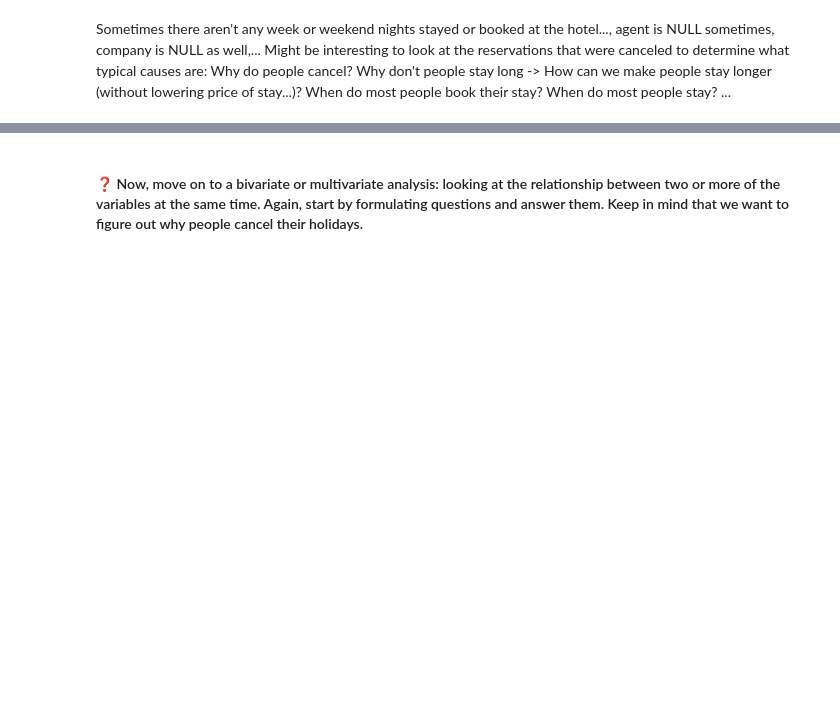
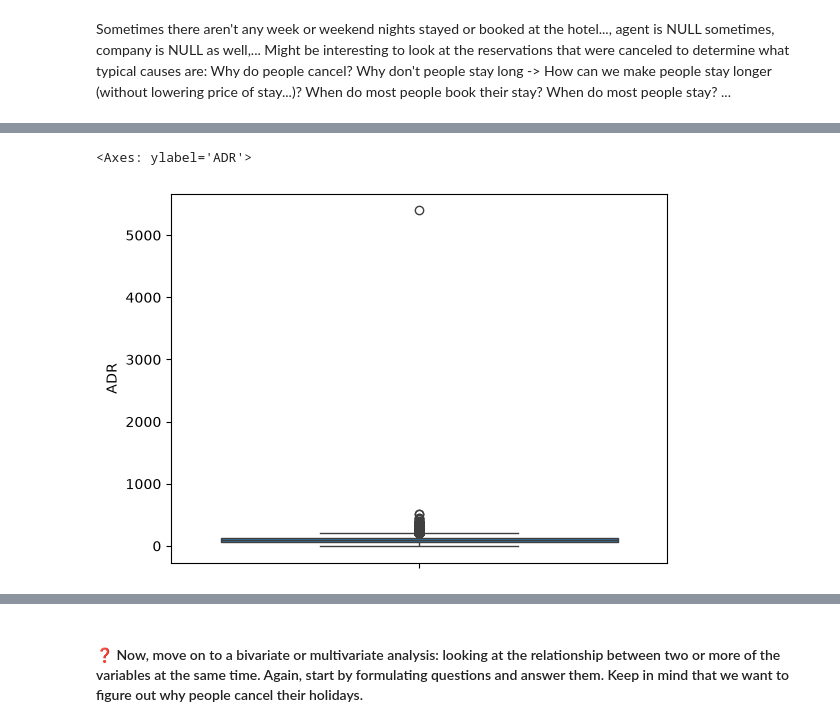
Before and after one commit to ManoahKinnaert/DAML, a Jupyter notebook: lab7_ti/lab_7_classification.ipynb, the cells around one changed output, grey strips where cells are left out. Cells and saved outputs as stored; diff of their text form; code cells hidden in the pictures; blank space fills up the shorter version.

```diff
--- a/lab7_ti/lab_7_classification.ipynb
+++ b/lab7_ti/lab_7_classification.ipynb
@@ -178,0 +182,7 @@ canceled_reservations.head()
+# %%
+hotel_df[hotel_df["ADR"] > 1000]
+import seaborn as sns
+sns.boxplot(hotel_df["ADR"])
+# %% [output]
+<Axes: ylabel='ADR'>
+[figure, added]
```
Also changed, not shown: parts of 6 cells of this notebook.
